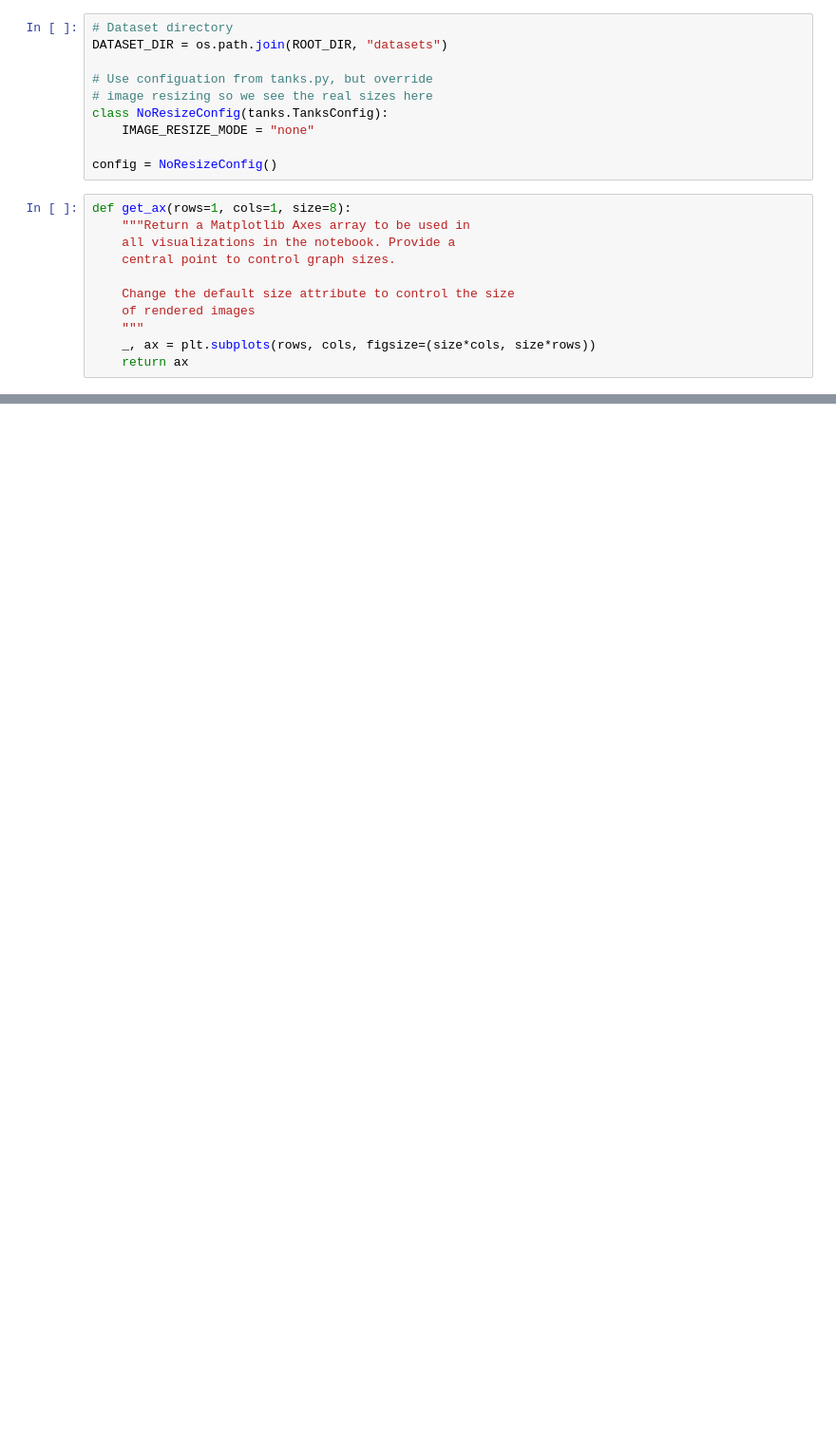
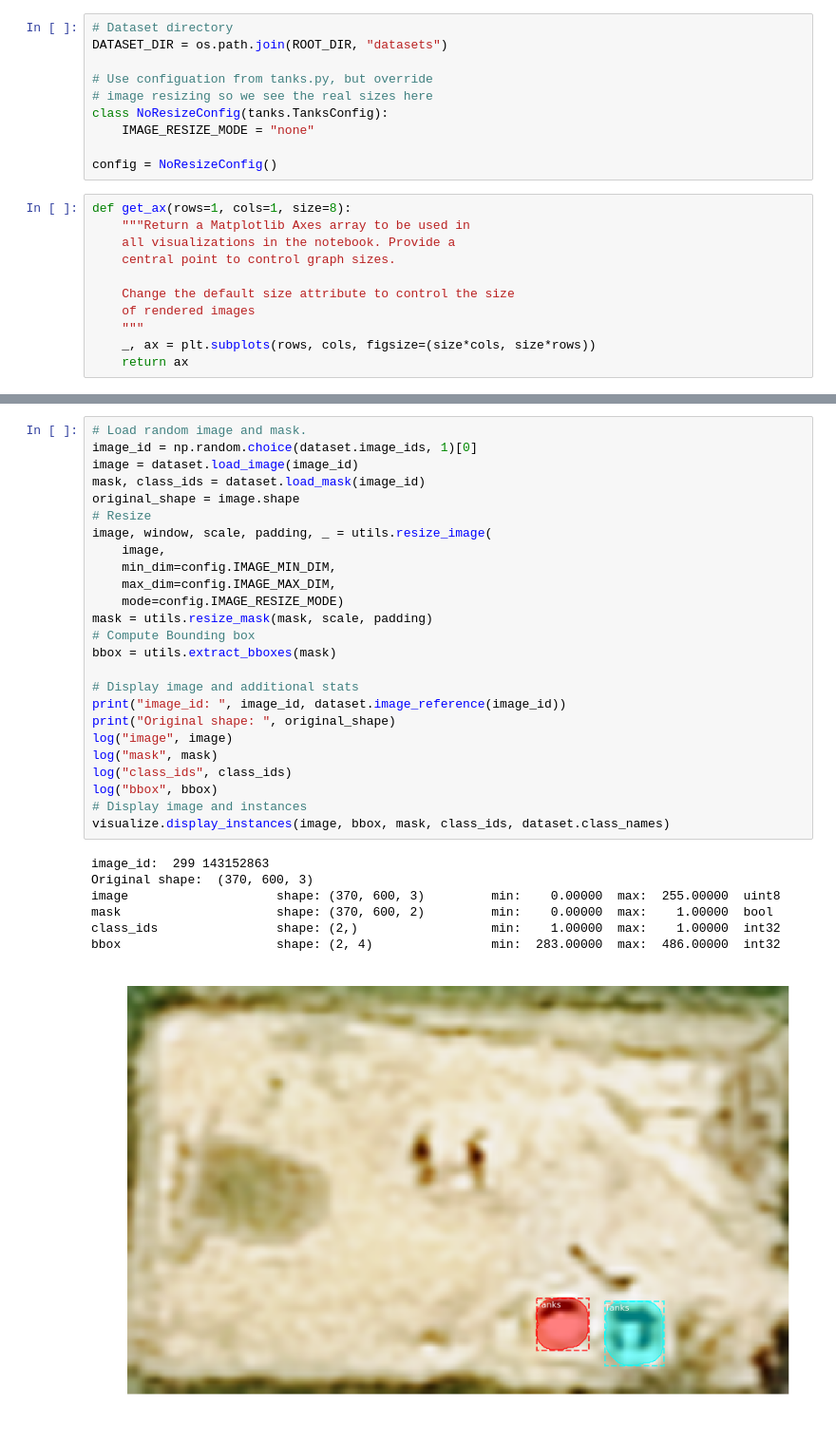
Before and after one commit to Jakaria08/Mask_RCNN_Test, a Jupyter notebook: tanks/Test_Mask_RCNN.ipynb, the cells around one changed output, grey strips where cells are left out. Shown: that part at 95% size. Cells and saved outputs as stored; diff of their text form; blank space fills up the shorter version.

```diff
--- a/tanks/Test_Mask_RCNN.ipynb
+++ b/tanks/Test_Mask_RCNN.ipynb
@@ -86,0 +102,33 @@ Class Count: 2
+# %%
+# Load random image and mask.
+image_id = np.random.choice(dataset.image_ids, 1)[0]
+image = dataset.load_image(image_id)
+mask, class_ids = dataset.load_mask(image_id)
+original_shape = image.shape
+# Resize
+image, window, scale, padding, _ = utils.resize_image(
+    image,
+    min_dim=config.IMAGE_MIN_DIM,
+    max_dim=config.IMAGE_MAX_DIM,
+    mode=config.IMAGE_RESIZE_MODE)
+mask = utils.resize_mask(mask, scale, padding)
+# Compute Bounding box
+bbox = utils.extract_bboxes(mask)
+
+# Display image and additional stats
+print("image_id: ", image_id, dataset.image_reference(image_id))
+print("Original shape: ", original_shape)
+log("image", image)
+log("mask", mask)
+log("class_ids", class_ids)
+log("bbox", bbox)
+# Display image and instances
+visualize.display_instances(image, bbox, mask, class_ids, dataset.class_names)
+# %% [output]
+image_id:  299 143152863
+Original shape:  (370, 600, 3)
+image                    shape: (370, 600, 3)         min:    0.00000  max:  255.00000  uint8
+mask                     shape: (370, 600, 2)         min:    0.00000  max:    1.00000  bool
+class_ids                shape: (2,)                  min:    1.00000  max:    1.00000  int32
+bbox                     shape: (2, 4)                min:  283.00000  max:  486.00000  int32
+[figure, added]
```
Also changed, not shown: parts of 4 cells of this notebook, 2 other files.
